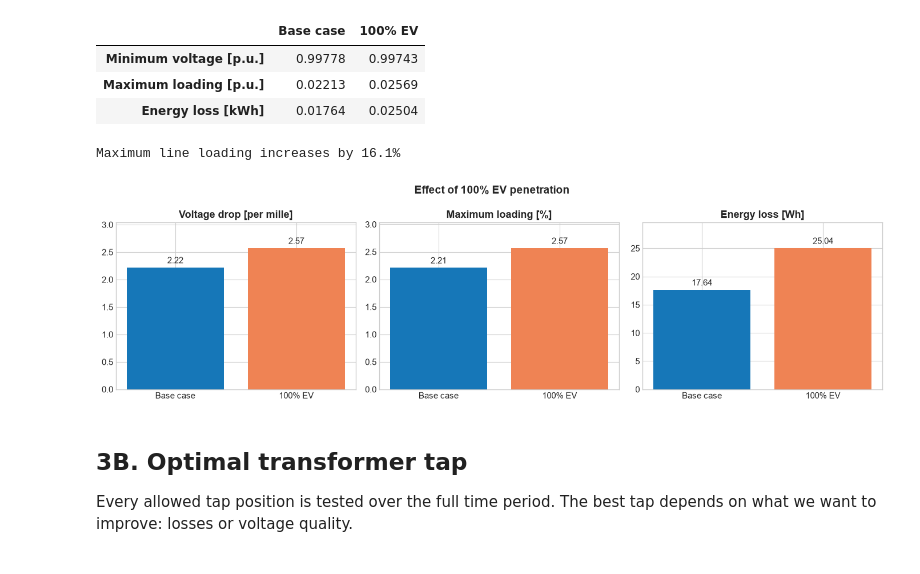
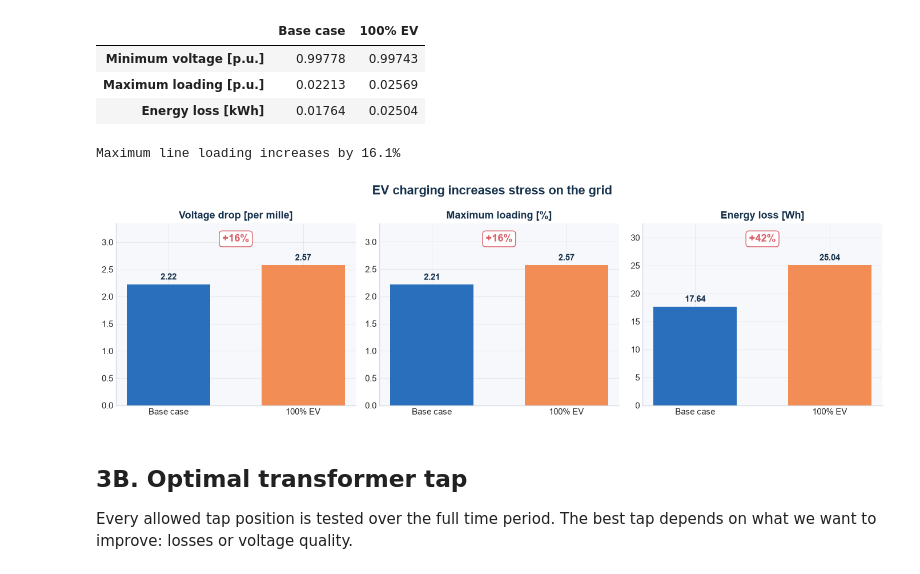
Before and after one commit to tue-ees-5xwg0/power-system-simulation-Four, a Jupyter notebook: example/final_presentation.ipynb, the cells around one changed output. Saved outputs shown, nothing was run; the diff lists cells and outputs as text; code cells hidden in the pictures.

```diff
--- a/example/final_presentation.ipynb
+++ b/example/final_presentation.ipynb
@@ -306,37 +358,51 @@ comparison.round(5)
 # %%
 plot_comparison = pd.DataFrame(
     {
         "Base case": [
             (1 - comparison.loc["Minimum voltage [p.u.]", "Base case"]) * 1000,
             comparison.loc["Maximum loading [p.u.]", "Base case"] * 100,
             comparison.loc["Energy loss [kWh]", "Base case"] * 1000,
         ],
         "100% EV": [
             (1 - comparison.loc["Minimum voltage [p.u.]", "100% EV"]) * 1000,
             comparison.loc["Maximum loading [p.u.]", "100% EV"] * 100,
             comparison.loc["Energy loss [kWh]", "100% EV"] * 1000,
         ],
     },
     index=["Voltage drop [per mille]", "Maximum loading [%]", "Energy loss [Wh]"],
 )
 
-fig, axes = plt.subplots(1, 3, figsize=(14, 4))
+fig, axes = plt.subplots(1, 3, figsize=(14, 4.3))
 for ax, metric in zip(axes, plot_comparison.index, strict=True):
     values = plot_comparison.loc[metric]
-    ax.bar(values.index, values.values, color=[BLUE, ORANGE])
+    bars = ax.bar(values.index, values.values, color=[BLUE, ORANGE], width=0.62)
+    ax.bar_label(bars, fmt="%.2f", padding=4, fontweight="bold")
+    change = (values["100% EV"] / values["Base case"] - 1) * 100
+    ax.text(
+        0.5,
+        0.90,
+        f"+{change:.0f}%",
+        transform=ax.transAxes,
+        ha="center",
+        color=RED,
+        fontsize=13,
+        fontweight="bold",
+        bbox={"boxstyle": "round,pad=0.3", "facecolor": "white", "edgecolor": RED},
+    )
     ax.set_title(metric)
-    ax.bar_label(ax.containers[0], fmt="%.2f", padding=3)
-    ax.set_ylim(bottom=0, top=values.max() * 1.18)
-plt.suptitle("Effect of 100% EV penetration", fontsize=14, fontweight="bold")
+    ax.set_ylim(bottom=0, top=values.max() * 1.30)
+    clean_axes(ax)
+
+fig.suptitle("EV charging increases stress on the grid", fontsize=16, fontweight="bold")
 plt.tight_layout()
 
 increase = (
     comparison.loc["Maximum loading [p.u.]", "100% EV"] / comparison.loc["Maximum loading [p.u.]", "Base case"] - 1
 ) * 100
 print(f"Maximum line loading increases by {increase:.1f}%")
 # %% [output]
 Maximum line loading increases by 16.1%
-[figure, old version]
+[figure, new version]
 # %% [markdown]
 ## 3B. Optimal transformer tap
 
```
Also changed, not shown: parts of 6 cells of this notebook, 1 other file.
